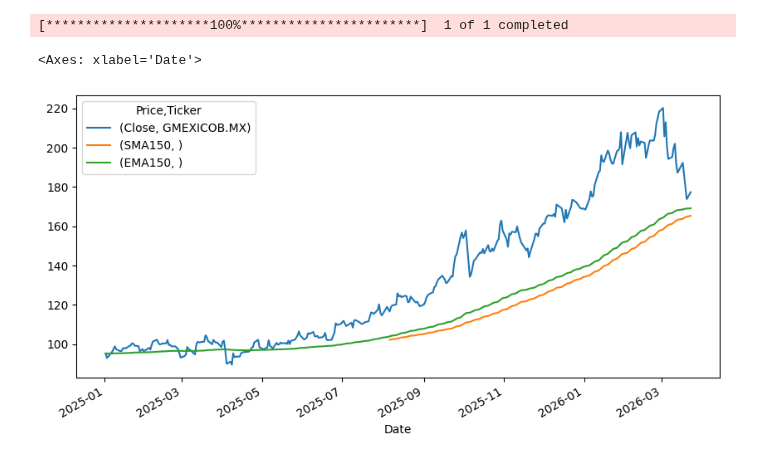
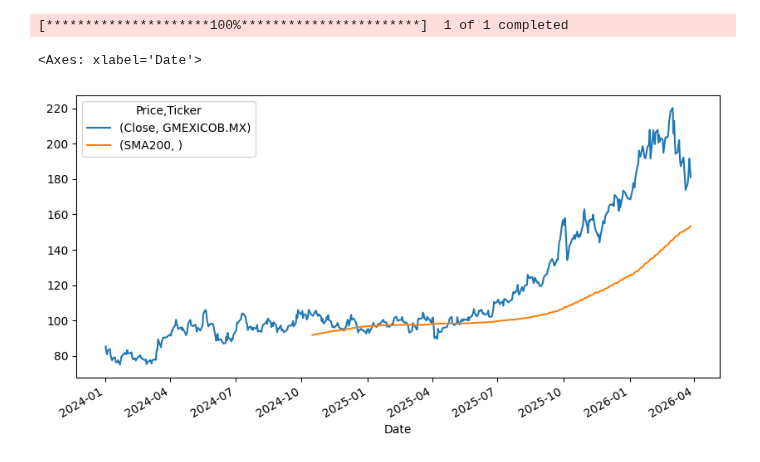
Before and after one commit to MartaPCastillo/Tesis, a Jupyter notebook: Tendencia.ipynb, the cells around one changed output. Cells and saved outputs as stored; diff of their text form; code cells hidden in the pictures.

```diff
--- a/Tendencia.ipynb
+++ b/Tendencia.ipynb
@@ -5,18 +5,21 @@ import pandas as pd
 import yfinance as yf # Para descargar datos de acciones
 # %%
 #1. Obtener datos
-df = yf.download('GMEXICOB.MX', start='2025-01-01')
+df = yf.download('GMEXICOB.MX', start='2024-01-01')
 # %% [output]
 [*********************100%***********************]  1 of 1 completed
 # %%
-#2. Calcular Media Móvil Simple de 150 días
-df['SMA150'] = df['Close'].rolling(window=150).mean()
+#2. Calcular Media Móvil Simple de 200 días
+df['SMA200'] = df['Close'].rolling(window=200).mean()
 # %%
-#3. Calcular Media Móvil Exponencial de 150 días
-df['EMA150'] = df['Close'].ewm(span=150, adjust=False).mean()
+#3. Calcular Media Móvil Exponencial de 200 días
+df['EMA200'] = df['Close'].ewm(span=200, adjust=False).mean()
+# %%
+#4. Calcular Media Móvil Exponencial de 20 días
+df['EMA20'] = df['Close'].ewm(span=20, adjust=False).mean()
 # %%
 #Visualizar
-df[['Close', 'SMA150', 'EMA150']].plot(figsize=(10,5))
+df[['Close', 'SMA200']].plot(figsize=(10,5))
 # %% [output]
 <Axes: xlabel='Date'>
-[figure, old version]
+[figure, new version]
```
Also changed, not shown: parts of 1 cell of this notebook.
